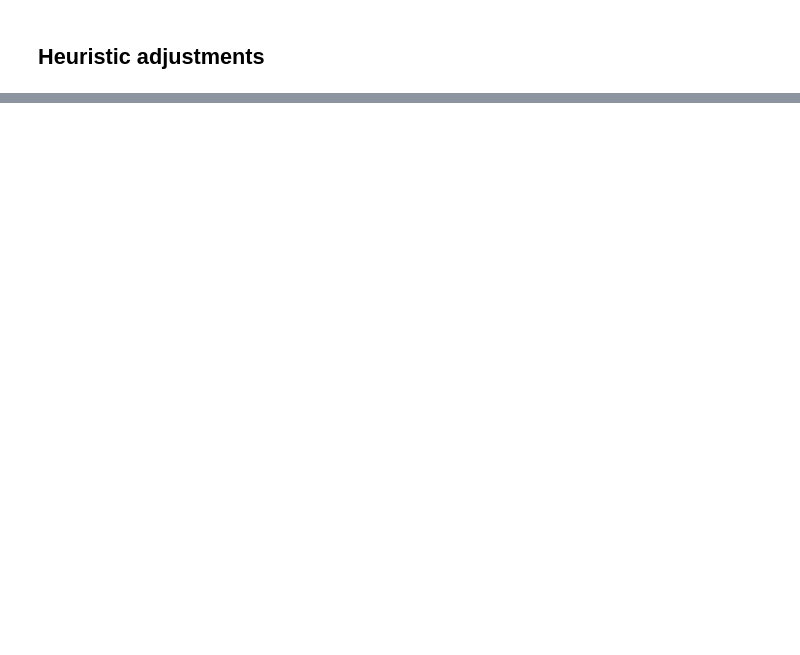
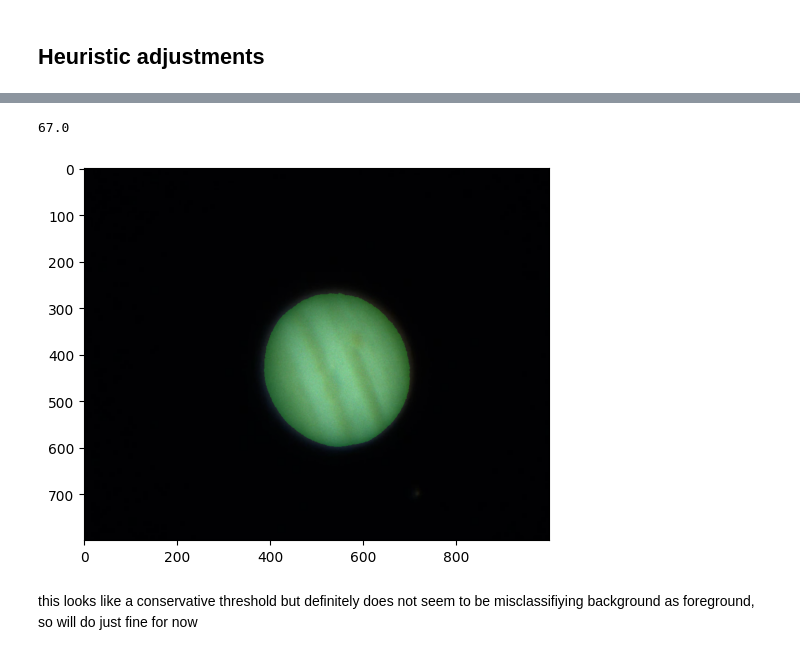
Before and after one commit to joypauls/planetary-flow, a Jupyter notebook: notebooks/segmentation_poc.ipynb, the cells around one changed output, grey strips where cells are left out. Saved outputs shown, nothing was run; the diff lists cells and outputs as text; code cells hidden in the pictures; blank space fills up the shorter version.

```diff
--- a/notebooks/segmentation.ipynb
+++ b/notebooks/segmentation_poc.ipynb
@@ -165,0 +226,17 @@ plt.show()
+# %%
+lum = cv2.cvtColor(jupiter_frame1, cv2.COLOR_BGR2Lab)[:, :, 0]
+lum_blur = cv2.GaussianBlur(lum, (5, 5), 0)
+thresh, _ = cv2.threshold(
+    lum_blur, 0, 255, cv2.THRESH_BINARY + cv2.THRESH_OTSU
+)
+print(thresh)
+_, mask = cv2.threshold(
+    lum_blur, int(thresh * 0.75), 255, cv2.THRESH_BINARY
+)
+
+plot_overlay(jupiter_frame1, mask)
+# %% [output]
+67.0
+[figure, added]
+# %% [markdown]
+this looks like a conservative threshold but definitely does not seem to be misclassifiying background as foreground, so will do just fine for now
```
Also changed, not shown: parts of 6 cells of this notebook.
